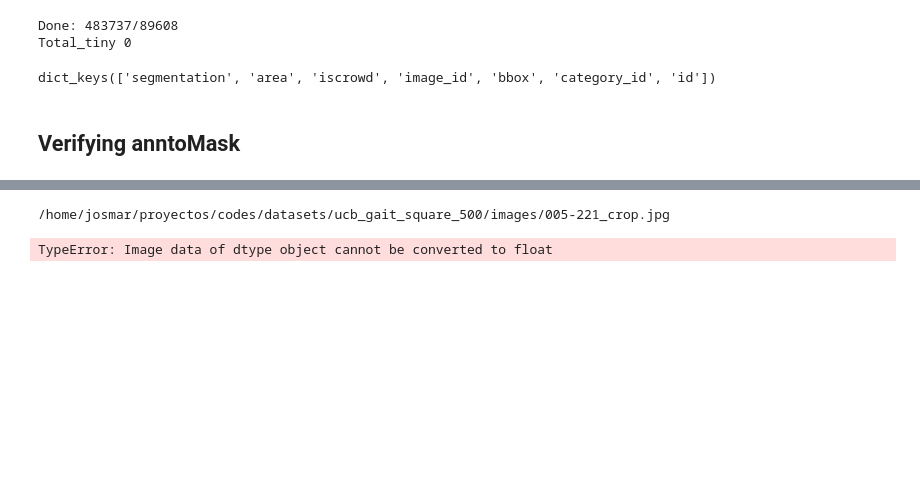
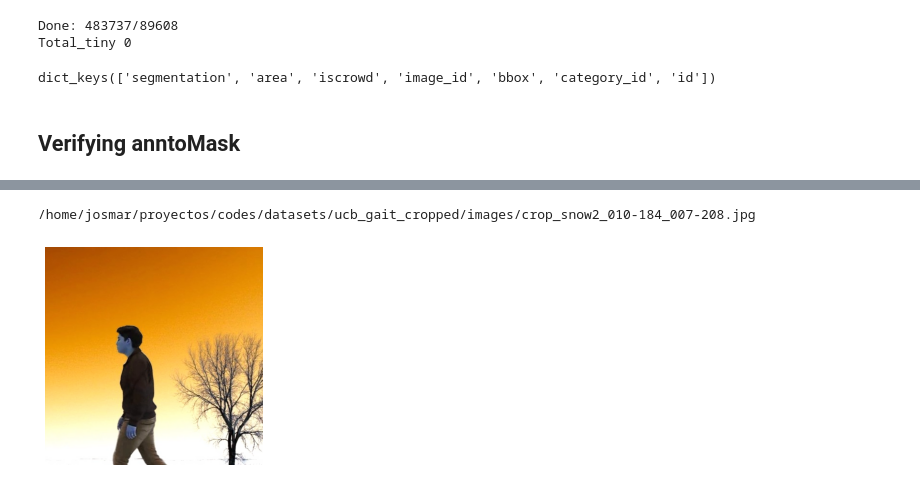
Before and after one commit to JosmarSuarez/Instance_Segmentation_Sandbox, a Jupyter notebook: 01_annotation_tools/bit_to_polyV4.ipynb, the cells around one changed output, grey strips where cells are left out. Saved outputs shown, nothing was run; the diff lists cells and outputs as text; code cells hidden in the pictures; blank space fills up the shorter version.

```diff
--- a/01_annotation_tools/bit_to_polyV4.ipynb
+++ b/01_annotation_tools/bit_to_polyV4.ipynb
@@ -344,18 +457,18 @@ Done: 52299/52299
 # %%
 import matplotlib.pyplot as plt
 # Getting the image that causes trouble
 
-imgId = 1121
+imgId = 6633
 img = coco.loadImgs(imgId)
-img_path = "/home/josmar/proyectos/codes/datasets/ucb_gait_square_500/images/{}".format(img[0]['file_name'])
+img_path = "/home/josmar/proyectos/codes/datasets/ucb_gait_cropped/images/{}".format(img[0]['file_name'])
 print(img_path)
 I = cv2.imread(img_path)
 plt.axis('off')
 plt.imshow(I)
 plt.show()
 # %% [output]
-/home/josmar/proyectos/codes/datasets/ucb_gait_square_500/images/005-221_crop.jpg
+/home/josmar/proyectos/codes/datasets/ucb_gait_cropped/images/crop_snow2_010-184_007-208.jpg
-TypeError: Image data of dtype object cannot be converted to float
+[figure, added]
 # %%
 # load and display instance annotations
 plt.imshow(I); plt.axis('off')
```
Also changed, not shown: parts of 22 cells of this notebook, 4 other files.
